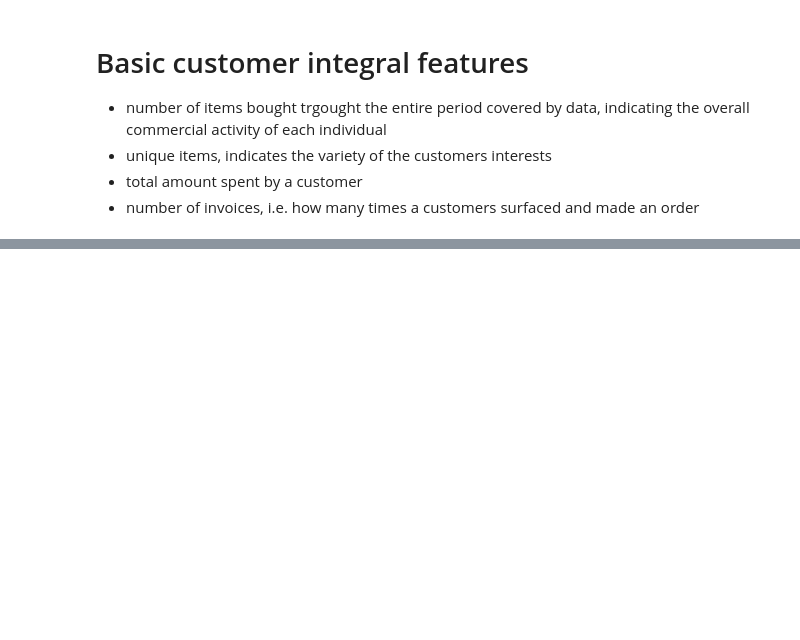
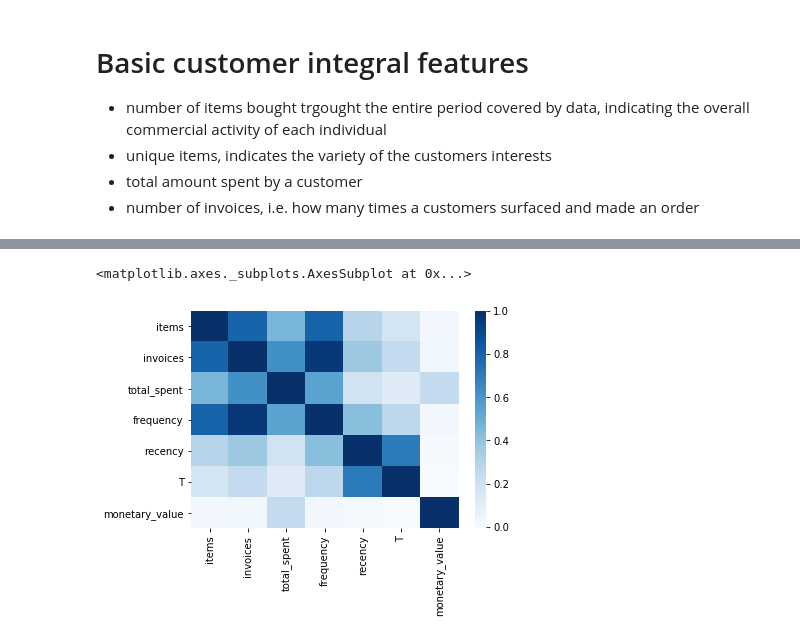
Before and after one commit to franzoni/proton-Hands-on_task_Senior_Data_Scientist, a Jupyter notebook: proton-customers.ipynb, the cells around one changed output, grey strips where cells are left out. Saved outputs shown, nothing was run; the diff lists cells and outputs as text; code cells hidden in the pictures; blank space fills up the shorter version.

```diff
--- a/proton-customers.ipynb
+++ b/proton-customers.ipynb
@@ -281,0 +373,4 @@ df_customer.head()
+# %%
+df_customer = df_customer.loc[df_customer['frequency']>0]   \
+                    .loc[df_customer['recency']>0]          \
+                    .loc[df_customer['frequency']>0]        \
@@ -281,0 +398,7 @@ df_customer.head()
+# %%
+import seaborn as sns
+
+sns.heatmap(df_customer.drop([],axis=1).corr(),cmap="Blues")
+# %% [output]
+<matplotlib.axes._subplots.AxesSubplot at 0x...>
+[figure, added]
```
Also changed, not shown: parts of 32 cells of this notebook.
